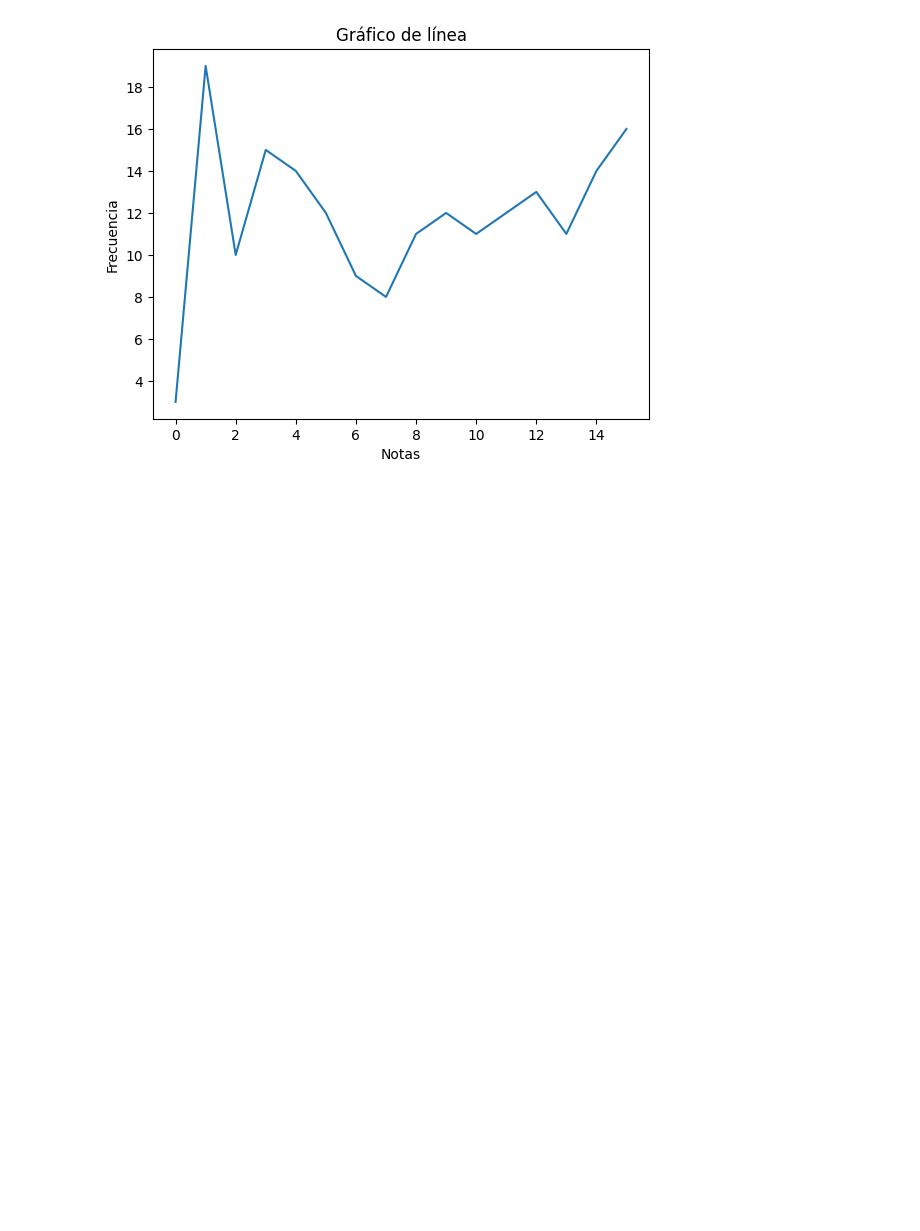
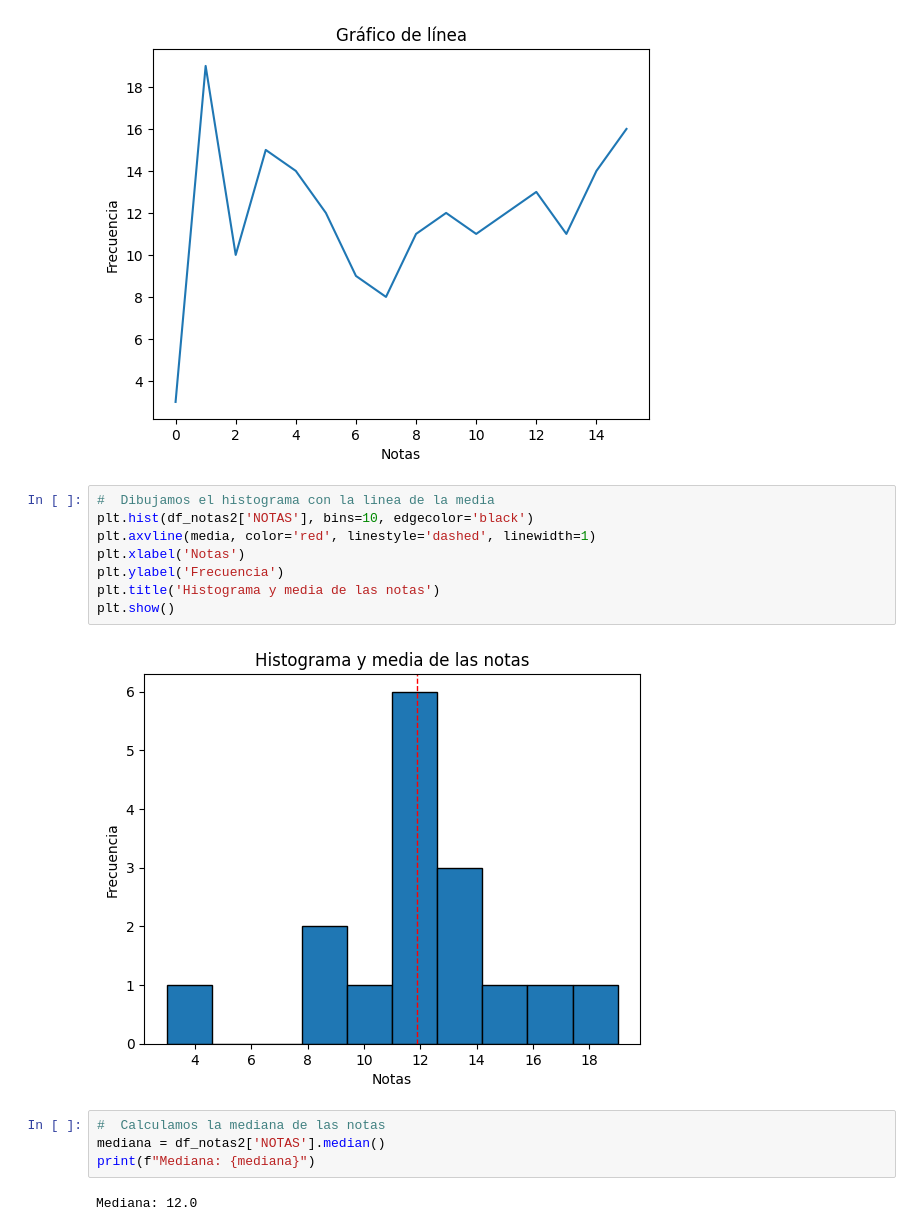
Before and after one commit to clauloro/Una_serie_de_notas_Grupal, a Jupyter notebook: notas.ipynb, the cells around one changed output. Cells and saved outputs as stored; diff of their text form; blank space fills up the shorter version.

```diff
--- a/notas.ipynb
+++ b/notas.ipynb
@@ -199,3 +190,19 @@ ax.set_ylabel('Frecuencia')
 plt.show()
 # %% [output]
 [figure]
+# %%
+#  Dibujamos el histograma con la linea de la media
+plt.hist(df_notas2['NOTAS'], bins=10, edgecolor='black')
+plt.axvline(media, color='red', linestyle='dashed', linewidth=1)
+plt.xlabel('Notas')
+plt.ylabel('Frecuencia')
+plt.title('Histograma y media de las notas')
+plt.show()
+# %% [output]
+[figure, added]
+# %%
+#  Calculamos la mediana de las notas
+mediana = df_notas2['NOTAS'].median()
+print(f"Mediana: {mediana}")
+# %% [output]
+Mediana: 12.0
```
Also changed, not shown: parts of 3 cells of this notebook.
